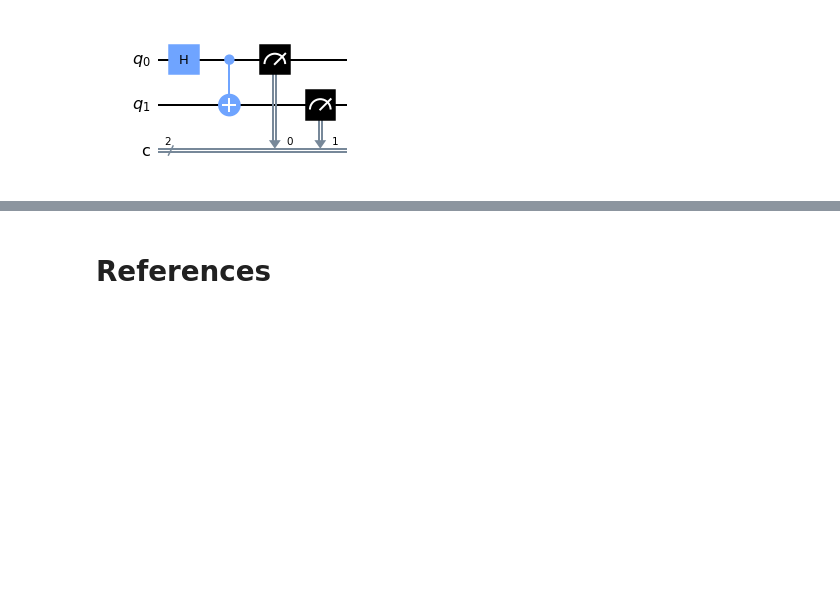
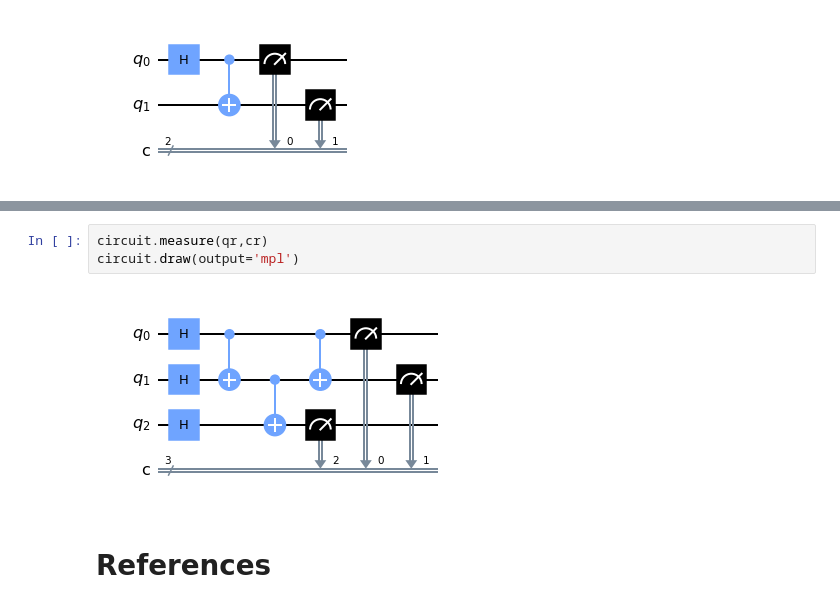
Before and after one commit to jaorduz/IntroQuantumCompu, a Jupyter notebook: NB_1/QC0_2_Qiskit.ipynb, the cells around one changed output, grey strips where cells are left out. Saved outputs shown, nothing was run; the diff lists cells and outputs as text; blank space fills up the shorter version.

```diff
--- a/NB_1/QC0_2_Qiskit.ipynb
+++ b/NB_1/QC0_2_Qiskit.ipynb
@@ -72,3 +90,8 @@ print("python version: ", python_version())
+# %%
+circuit.measure(qr,cr)
+circuit.draw(output='mpl')
+# %% [output]
+[figure, added]
 # %% [markdown]
 # References
 # %% [markdown]
```
Also changed, not shown: parts of 8 cells of this notebook.
